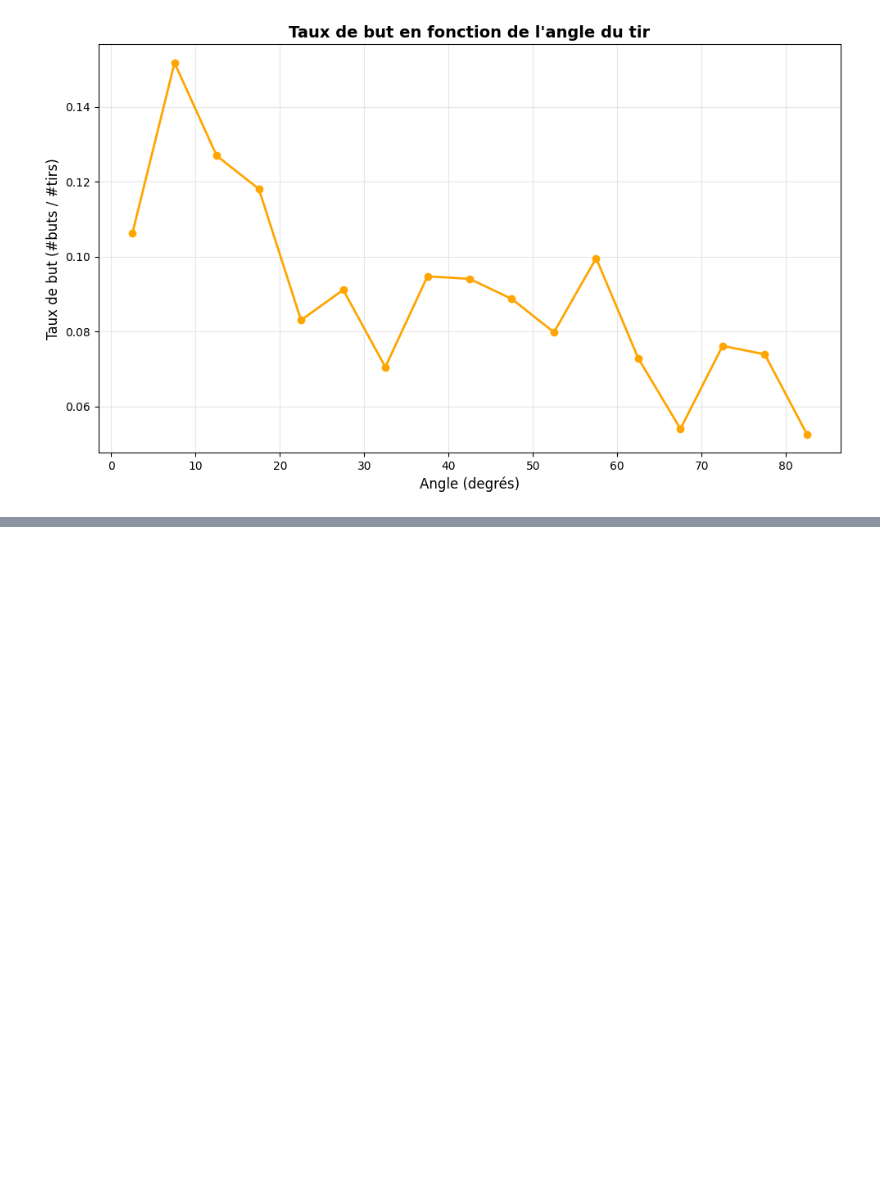
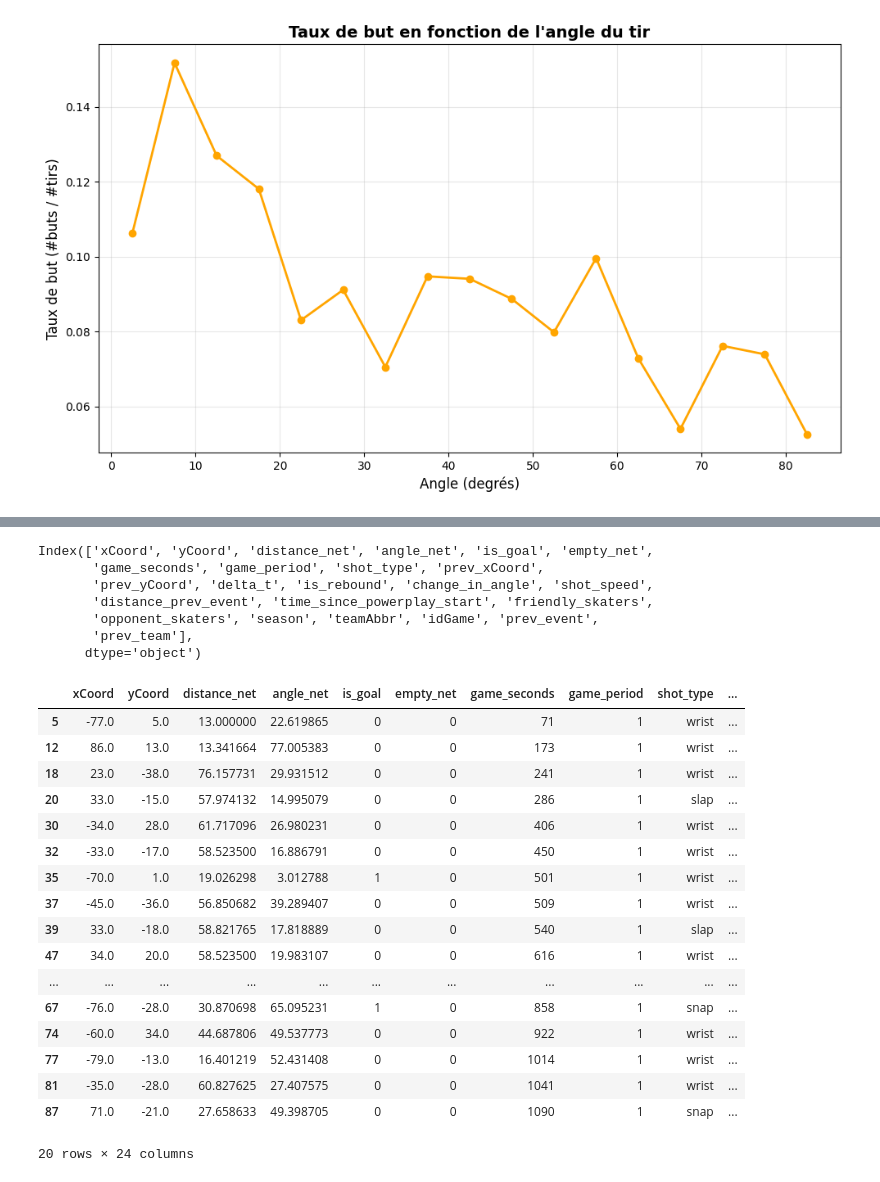
Before and after one commit to Natugy/project-datascience-python, a Jupyter notebook: notebooks/feature_engineering.ipynb, the cells around one changed output, grey strips where cells are left out. Saved outputs shown, nothing was run; the diff lists cells and outputs as text; code cells hidden in the pictures; blank space fills up the shorter version.

```diff
--- a/notebooks/feature_engineering.ipynb
+++ b/notebooks/feature_engineering.ipynb
@@ -99,0 +158,29 @@ INFO: Génération des graphiques de taux de but...
+# %%
+print(df_clean.columns)
+df_clean.head(20)
+# %% [output]
+Index(['xCoord', 'yCoord', 'distance_net', 'angle_net', 'is_goal', 'empty_net',
+       'game_seconds', 'game_period', 'shot_type', 'prev_xCoord',
+       'prev_yCoord', 'delta_t', 'is_rebound', 'change_in_angle', 'shot_speed',
+       'distance_prev_event', 'time_since_powerplay_start', 'friendly_skaters',
+       'opponent_skaters', 'season', 'teamAbbr', 'idGame', 'prev_event',
+       'prev_team'],
+      dtype='object')
+|  | xCoord | yCoord | distance_net | angle_net | is_goal | empty_net | game_seconds | game_period | shot_type | ... |
+| 5 | -77.0 | 5.0 | 13.000000 | 22.619865 | 0 | 0 | 71 | 1 | wrist | ... |
+| 12 | 86.0 | 13.0 | 13.341664 | 77.005383 | 0 | 0 | 173 | 1 | wrist | ... |
+| 18 | 23.0 | -38.0 | 76.157731 | 29.931512 | 0 | 0 | 241 | 1 | wrist | ... |
+| 20 | 33.0 | -15.0 | 57.974132 | 14.995079 | 0 | 0 | 286 | 1 | slap | ... |
+| 30 | -34.0 | 28.0 | 61.717096 | 26.980231 | 0 | 0 | 406 | 1 | wrist | ... |
+| 32 | -33.0 | -17.0 | 58.523500 | 16.886791 | 0 | 0 | 450 | 1 | wrist | ... |
+| 35 | -70.0 | 1.0 | 19.026298 | 3.012788 | 1 | 0 | 501 | 1 | wrist | ... |
+| 37 | -45.0 | -36.0 | 56.850682 | 39.289407 | 0 | 0 | 509 | 1 | wrist | ... |
+| 39 | 33.0 | -18.0 | 58.821765 | 17.818889 | 0 | 0 | 540 | 1 | slap | ... |
+| 47 | 34.0 | 20.0 | 58.523500 | 19.983107 | 0 | 0 | 616 | 1 | wrist | ... |
+| ... | ... | ... | ... | ... | ... | ... | ... | ... | ... | ... |
+| 67 | -76.0 | -28.0 | 30.870698 | 65.095231 | 1 | 0 | 858 | 1 | snap | ... |
+| 74 | -60.0 | 34.0 | 44.687806 | 49.537773 | 0 | 0 | 922 | 1 | wrist | ... |
+| 77 | -79.0 | -13.0 | 16.401219 | 52.431408 | 0 | 0 | 1014 | 1 | wrist | ... |
+| 81 | -35.0 | -28.0 | 60.827625 | 27.407575 | 0 | 0 | 1041 | 1 | wrist | ... |
+| 87 | 71.0 | -21.0 | 27.658633 | 49.398705 | 0 | 0 | 1090 | 1 | snap | ... |
+20 rows × 24 columns
```
Also changed, not shown: parts of 9 cells of this notebook, 40 other files.
